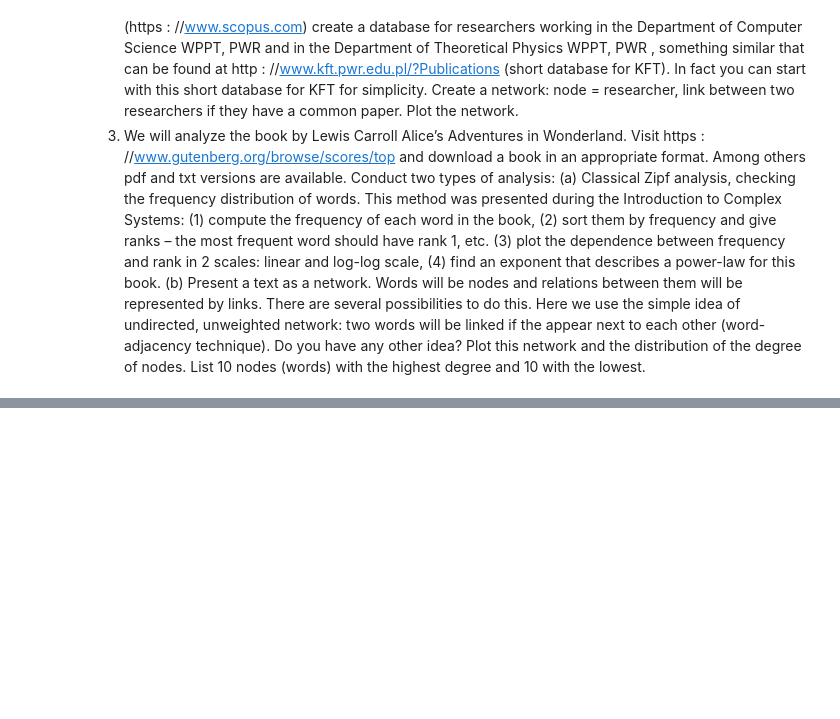
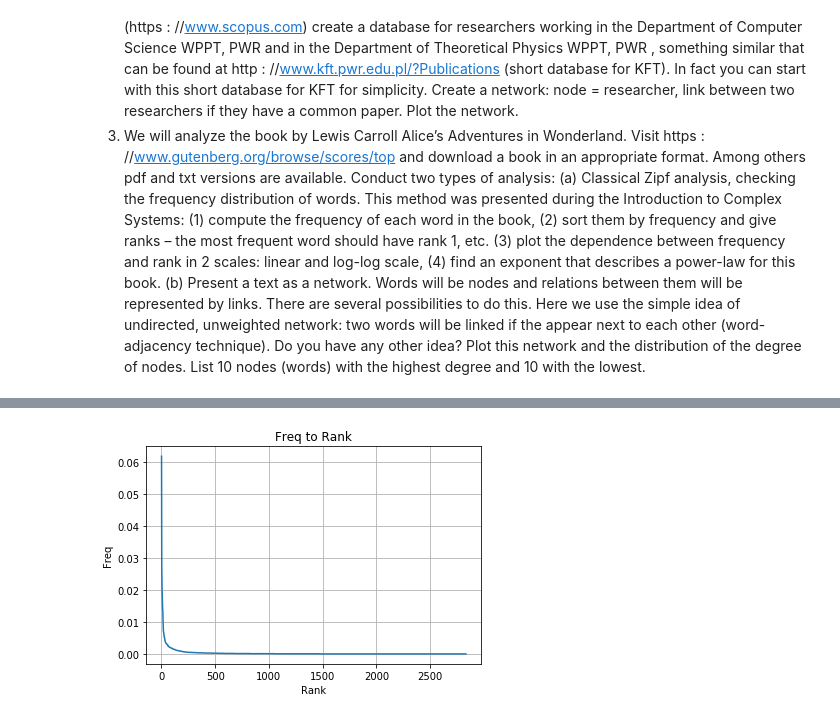
Before and after one commit to zgrzebnickij/semestrII, a Jupyter notebook: complexSystems/problem1/Problem1.ipynb, the cells around one changed output, grey strips where cells are left out. Drawn from its saved outputs; the diff is of its cells as text; code cells hidden in the pictures; blank space fills up the shorter version.

```diff
--- a/complexSystems/problem1/Problem1.ipynb
+++ b/complexSystems/problem1/Problem1.ipynb
@@ -123,0 +129,85 @@ nx.draw(G, **options)
+# %%
+def cleanText(text):
+    for char in string.punctuation + "‘’":
+        text = text.replace(char, "")
+    return text.lower() if text!=" " else ''
+
+def func_powerlaw(x, m, c, c0):
+    return c0 + x**m * c
+
+def plotWords(data):
+    words, num, freq = zip(*data)
+    # linear
+    plt.figure()
+    plt.plot(num, freq)
+    plt.grid()
+    plt.xlabel('Rank')
+    plt.ylabel('Freq')
+    plt.title('Freq to Rank')
+    # log-log
+    plt.figure()
+    plt.yscale('log')
+    plt.xscale('log')
+    plt.plot(num, freq)
+    plt.grid()
+    plt.xlabel('Rank')
+    plt.ylabel('Freq')
+    plt.title('Freq to Rank in log-log scale')
+
+def findPoweLaw(data):
+    words, num, freq = zip(*data)
+    x = np.array(num)
+    y =np.array(freq)
+    sol1 = curve_fit(func_powerlaw, x, y, p0 = np.asarray([1,10000,1000]), maxfev=2000)
+    plt.figure()
+    plt.plot(x, y)
+    plt.plot(x, func_powerlaw(x, *sol1[0]), '--')
+    plt.grid()
+    plt.xlabel('Rank')
+    plt.ylabel('Freq')
+    plt.title('Freq to Rank exp is equal: {}'.format(sol1[0][0]))
+
+with open('alice.txt', 'r', encoding="utf-8") as file:
+    text = file.read().replace("\n", " ")
+words = text.split(' ')
+cleaned = list(filter(lambda x: x,list(map(cleanText, words))))
+nr_of_words = len(cleaned)
+counted = Counter(cleaned)
+frequencies_sorted = sorted(counted.items(), key=lambda x: x[1], reverse=True)
+word_num_freq = [(record[0], index, record[1]/nr_of_words) for index, record in enumerate(frequencies_sorted, start=1)]
+plotWords(word_num_freq)
+findPoweLaw(word_num_freq)
+
+# make graph
+pairs_of_words =  zip(cleaned[::2], cleaned[1::2])
+cnt = Counter(pairs_of_words)
+G = nx.DiGraph()
+maxi = 0
+to_plot = [(index, value[1]) for index, value in enumerate(sorted(cnt.items(), key=lambda x:x[1], reverse=True))]
+for a, b in sorted(cnt.items(), key=lambda x:x[1], reverse=True)[:100]:
+    maxi = max(maxi, b)
+    G.add_edge(a[0], a[1], weight=b/maxi)
+plt.figure(figsize=(12, 12))
+options = {
+    'with_labels': True,
+    'node_color': 'red',
+    'node_size': 500,
+    'width': 0.5,
+#     'font_size': 20,
+}
+pos = nx.spring_layout(G,k=0.15,iterations=20)
+nx.draw(G, pos, **options)
+
+plt.figure()
+x ,y = zip(*to_plot)
+plt.plot(x,y)
+# plt.yscale('log')
+# plt.xscale('log')
+plt.grid()
+plt.show()
+
+ordered = cnt.most_common()
+pprint(ordered[-10:])
+pprint(ordered[:10])
+# %% [output]
+[figure, added]
```
Also changed, not shown: parts of 5 cells of this notebook, 4 other files.
